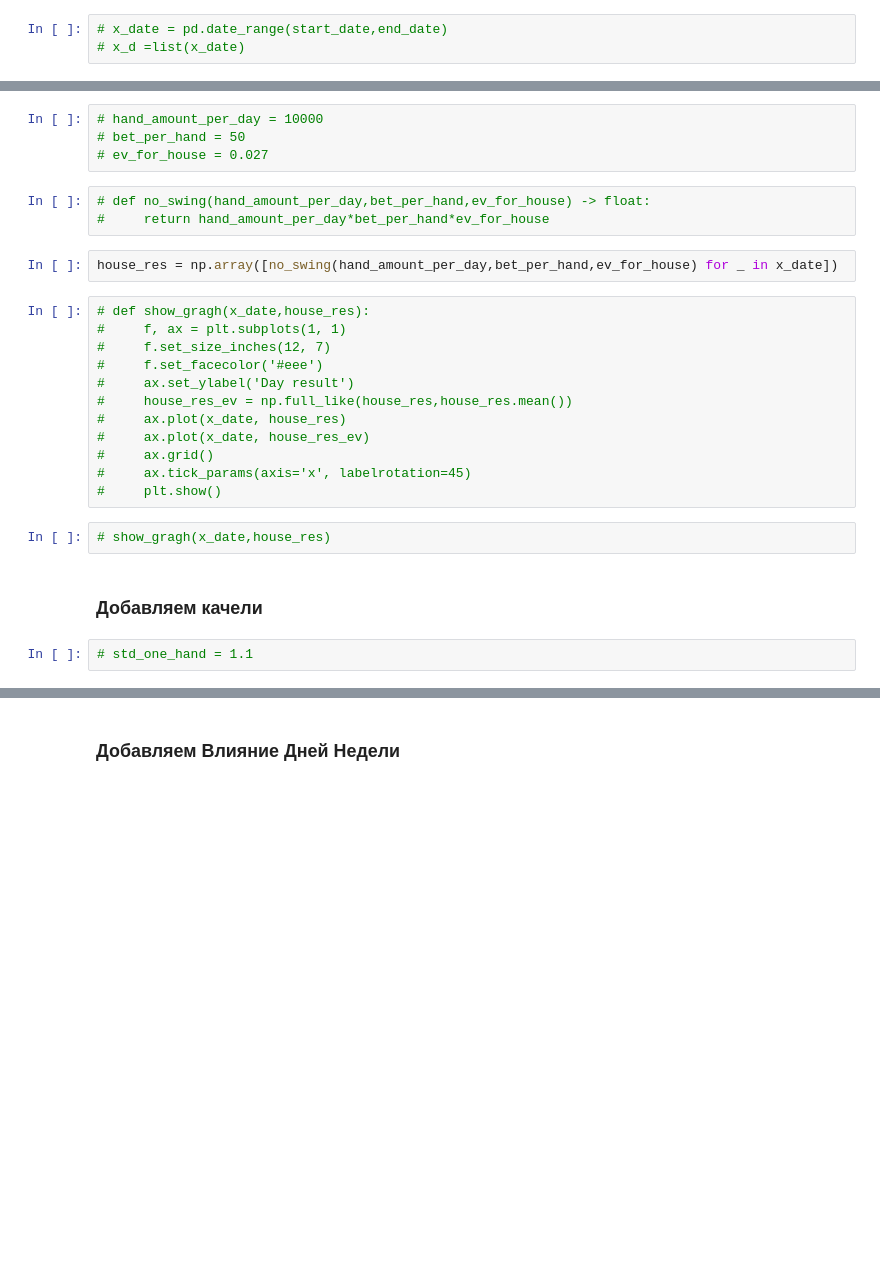
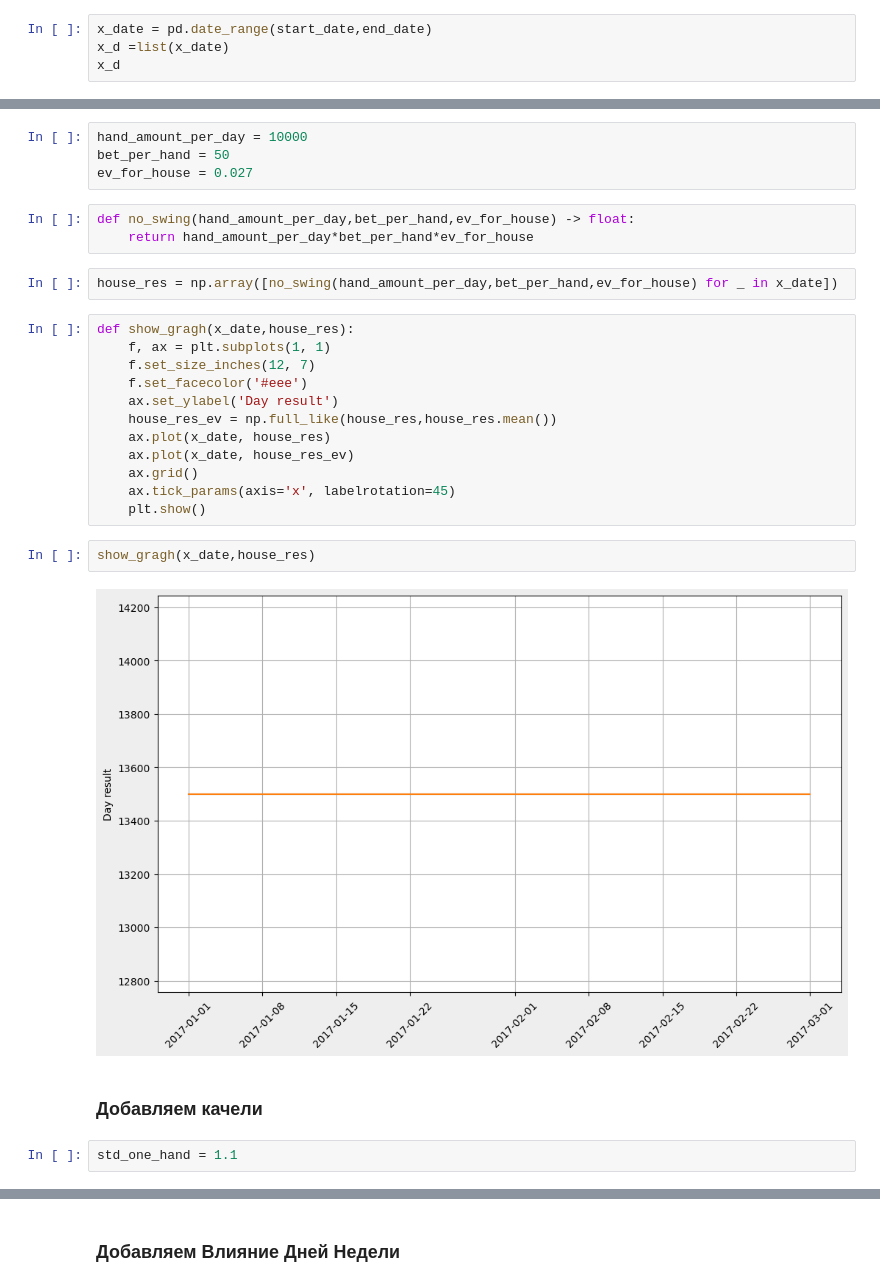
Before and after one commit to TrR1s/DS_Sochi, a Jupyter notebook: 0_graphics.ipynb, the cells around one changed output, grey strips where cells are left out. Drawn from its saved outputs; the diff is of its cells as text; blank space fills up the shorter version.

```diff
--- a/0_graphics.ipynb
+++ b/0_graphics.ipynb
@@ -12,3 +12,4 @@
 # %%
-# x_date = pd.date_range(start_date,end_date)
-# x_d =list(x_date)
+x_date = pd.date_range(start_date,end_date)
+x_d =list(x_date)
+x_d
@@ -15,30 +34,32 @@
 # %% [markdown]
 ###  Мир без Дисперсии
 # %%
-# hand_amount_per_day = 10000
-# bet_per_hand = 50
-# ev_for_house = 0.027
+hand_amount_per_day = 10000
+bet_per_hand = 50
+ev_for_house = 0.027
 # %%
-# def no_swing(hand_amount_per_day,bet_per_hand,ev_for_house) -> float:
-#     return hand_amount_per_day*bet_per_hand*ev_for_house
+def no_swing(hand_amount_per_day,bet_per_hand,ev_for_house) -> float:
+    return hand_amount_per_day*bet_per_hand*ev_for_house
 # %%
 house_res = np.array([no_swing(hand_amount_per_day,bet_per_hand,ev_for_house) for _ in x_date])
 # %%
-# def show_gragh(x_date,house_res):
-#     f, ax = plt.subplots(1, 1)
-#     f.set_size_inches(12, 7)
-#     f.set_facecolor('#eee')
-#     ax.set_ylabel('Day result')
-#     house_res_ev = np.full_like(house_res,house_res.mean())
-#     ax.plot(x_date, house_res)
-#     ax.plot(x_date, house_res_ev)
-#     ax.grid()
-#     ax.tick_params(axis='x', labelrotation=45)
-#     plt.show()
+def show_gragh(x_date,house_res):
+    f, ax = plt.subplots(1, 1)
+    f.set_size_inches(12, 7)
+    f.set_facecolor('#eee')
+    ax.set_ylabel('Day result')
+    house_res_ev = np.full_like(house_res,house_res.mean())
+    ax.plot(x_date, house_res)
+    ax.plot(x_date, house_res_ev)
+    ax.grid()
+    ax.tick_params(axis='x', labelrotation=45)
+    plt.show()
 # %%
-# show_gragh(x_date,house_res)
+show_gragh(x_date,house_res)
+# %% [output]
+[figure, added]
 # %% [markdown]
 ###  Добавляем качели
 # %%
-# std_one_hand = 1.1
+std_one_hand = 1.1
 # %%
```
Also changed, not shown: parts of 23 cells of this notebook, 15 other files.
